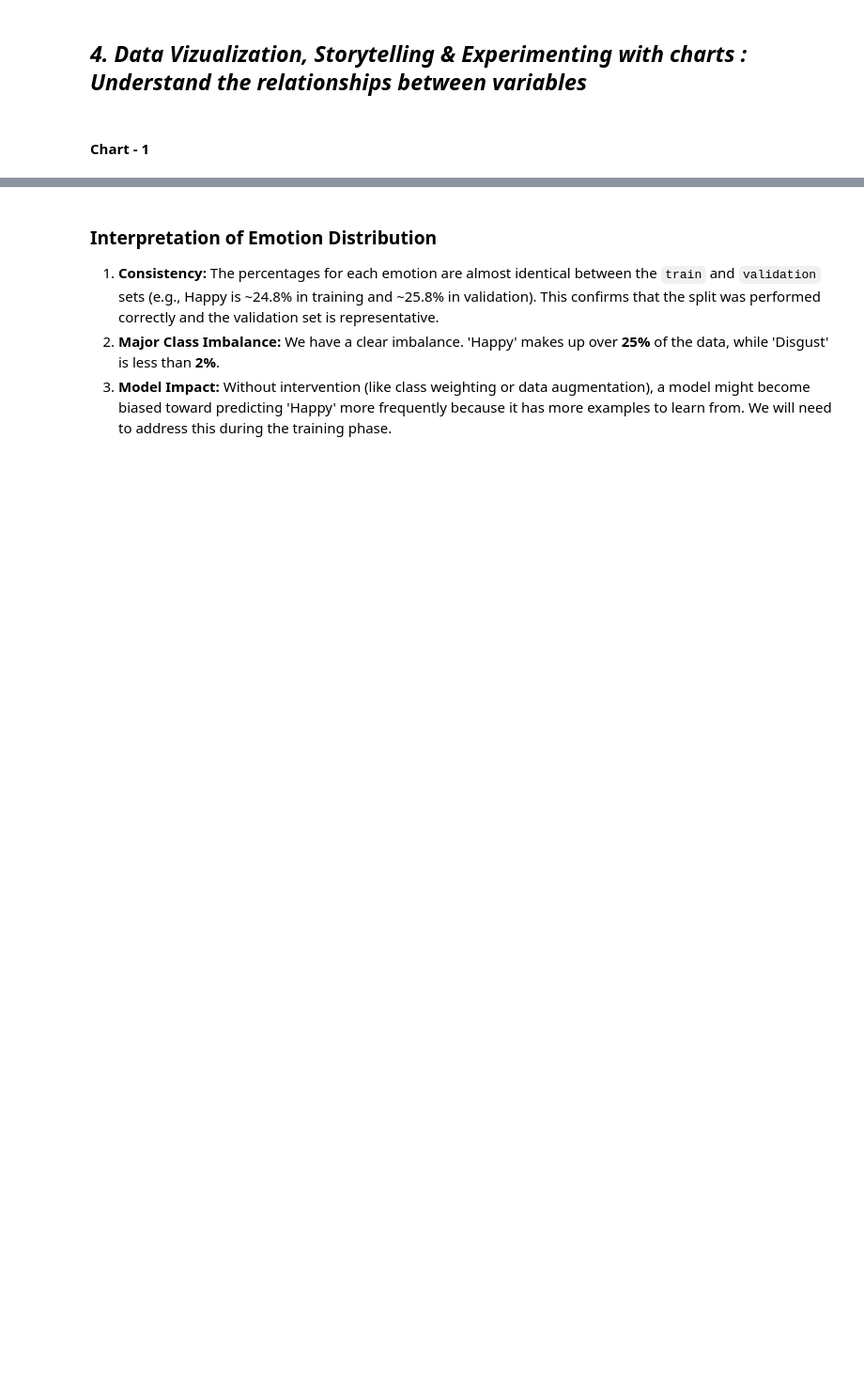
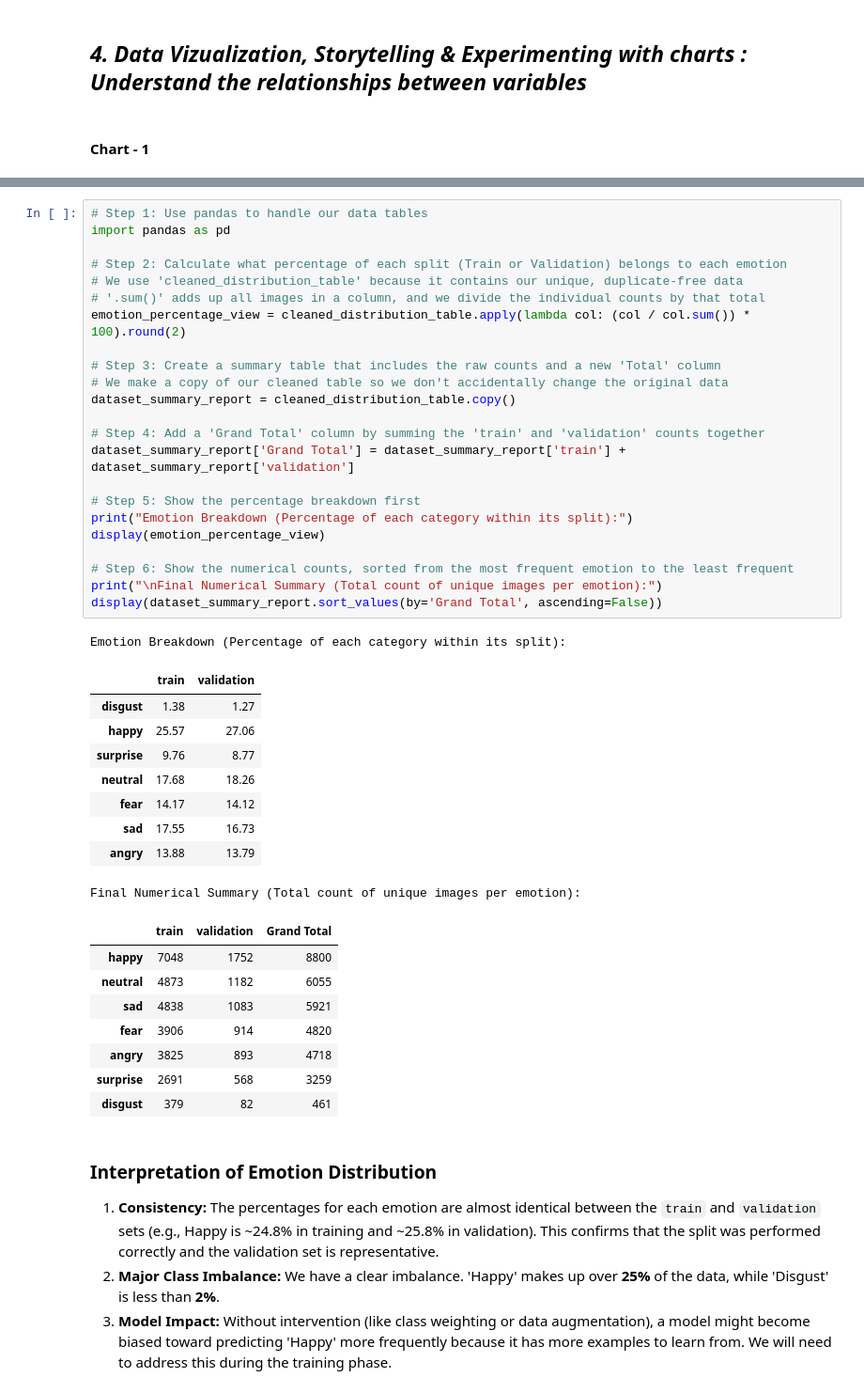
Before and after one commit to amol004/DeepFER-Facial-Emotion-Recognition-Using-Deep-Learning, a Jupyter notebook: DeepFER_Facial_Emotion_Recognition_Using_Deep_Learning.ipynb, the cells around one changed output, grey strips where cells are left out. Shown at 94% size. Cells and saved outputs as stored; diff of their text form; blank space fills up the shorter version.

```diff
--- a/DeepFER_Facial_Emotion_Recognition_Using_Deep_Learning.ipynb
+++ b/DeepFER_Facial_Emotion_Recognition_Using_Deep_Learning.ipynb
@@ -612,3 +590,45 @@ Numerical Summary (Total counts per class):
+# %%
+# Step 1: Use pandas to handle our data tables
+import pandas as pd
+
+# Step 2: Calculate what percentage of each split (Train or Validation) belongs to each emotion
+# We use 'cleaned_distribution_table' because it contains our unique, duplicate-free data
+# '.sum()' adds up all images in a column, and we divide the individual counts by that total
+emotion_percentage_view = cleaned_distribution_table.apply(lambda col: (col / col.sum()) * 100).round(2)
+
+# Step 3: Create a summary table that includes the raw counts and a new 'Total' column
+# We make a copy of our cleaned table so we don't accidentally change the original data
+dataset_summary_report = cleaned_distribution_table.copy()
+
+# Step 4: Add a 'Grand Total' column by summing the 'train' and 'validation' counts together
+dataset_summary_report['Grand Total'] = dataset_summary_report['train'] + dataset_summary_report['validation']
+
+# Step 5: Show the percentage breakdown first
+print("Emotion Breakdown (Percentage of each category within its split):")
+display(emotion_percentage_view)
+
+# Step 6: Show the numerical counts, sorted from the most frequent emotion to the least frequent
+print("\nFinal Numerical Summary (Total count of unique images per emotion):")
+display(dataset_summary_report.sort_values(by='Grand Total', ascending=False))
+# %% [output]
+Emotion Breakdown (Percentage of each category within its split):
+|  | train | validation |
+| disgust | 1.38 | 1.27 |
+| happy | 25.57 | 27.06 |
+| surprise | 9.76 | 8.77 |
+| neutral | 17.68 | 18.26 |
+| fear | 14.17 | 14.12 |
+| sad | 17.55 | 16.73 |
+| angry | 13.88 | 13.79 |
+Final Numerical Summary (Total count of unique images per emotion):
+|  | train | validation | Grand Total |
+| happy | 7048 | 1752 | 8800 |
+| neutral | 4873 | 1182 | 6055 |
+| sad | 4838 | 1083 | 5921 |
+| fear | 3906 | 914 | 4820 |
+| angry | 3825 | 893 | 4718 |
+| surprise | 2691 | 568 | 3259 |
+| disgust | 379 | 82 | 461 |
 # %% [markdown]
 ### **Interpretation of Emotion Distribution**
 
```
Also changed, not shown: parts of 244 cells of this notebook.
